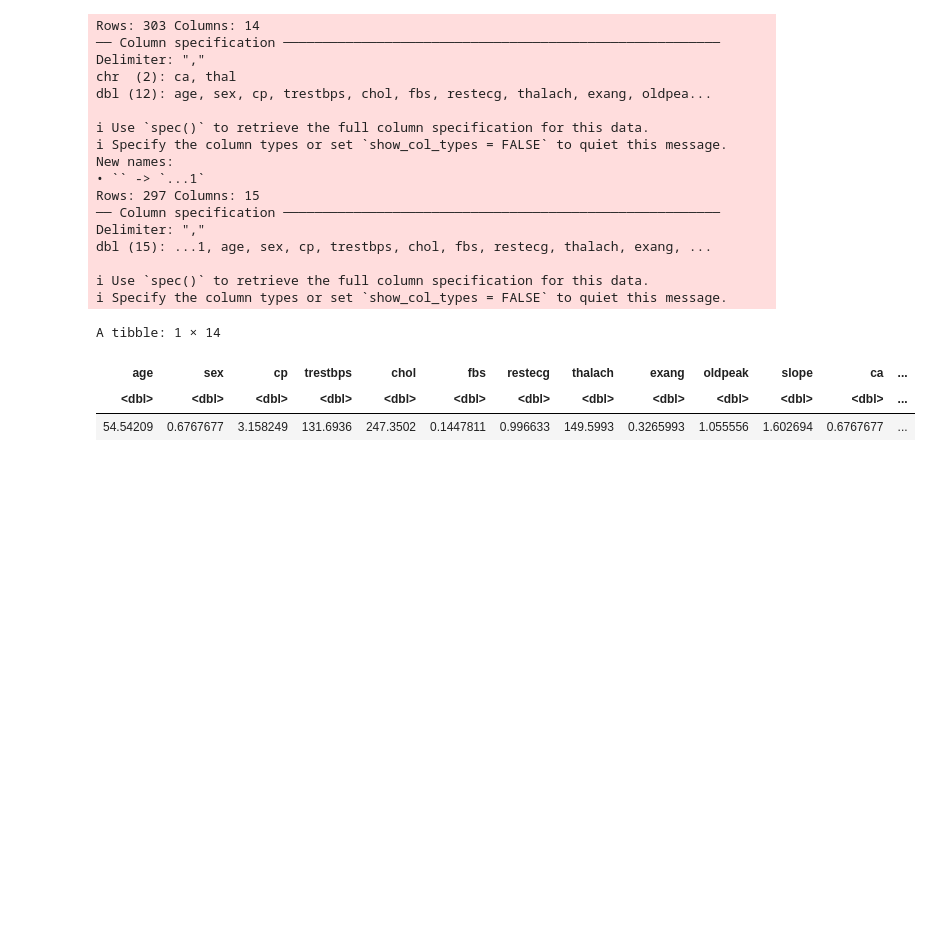
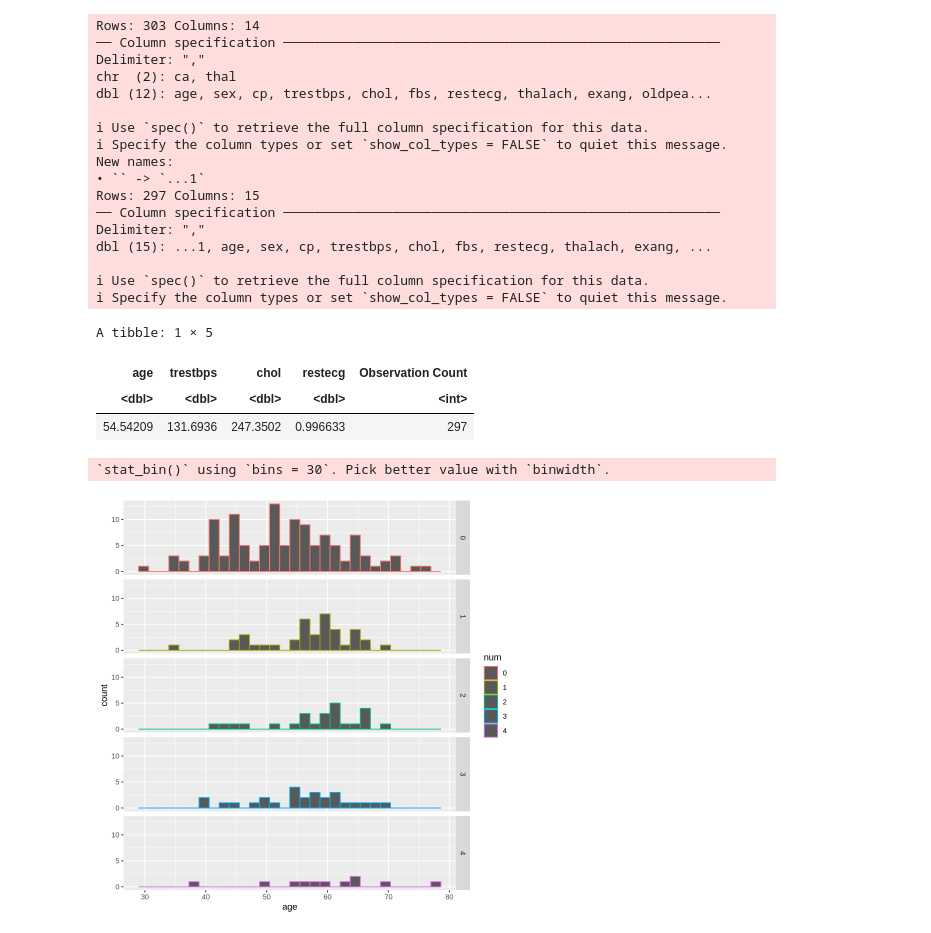
Before and after one commit to 000557A/DSCI-100-Project, a Jupyter notebook: testing.ipynb, the cells around one changed output. Saved outputs shown, nothing was run; the diff lists cells and outputs as text; code cells hidden in the pictures; blank space fills up the shorter version.

Commit message:
edited dataset, added graphs, further revision tomorrow

```diff
--- a/testing.ipynb
+++ b/testing.ipynb
@@ -14,6 +14,9 @@ library(workflows)
 library(recipes)
 library(parsnip)
 library(DBI)
+library(tidyverse)
+library(tidymodels)
+library(gridExtra)
 
 #Accessing the file from the webw
 download.file("https://raw.githubusercontent.com/000557A/WebDataSet/main/processed.cleveland.data", "Data/processed.cleveland.data")
@@ -21,39 +24,64 @@ download.file("https://raw.githubusercontent.com/000557A/WebDataSet/main/process
 #Reading the data, and excluding lines with "?"
 heart_data <- read_delim("Data/processed.cleveland.data", delim = ",",
           col_names = c("age", "sex", "cp", "trestbps", "chol", "fbs", "restecg", "thalach", "exang", "oldpeak" , "slope", "ca", "thal", "num")
-                        )|> filter(ca != '?' , thal != "?")
+                        )|> filter(ca != '?' , thal != "?") |>
+mutate("sex" = as.factor(sex),
+       "cp" = as.factor(cp),
+       "fbs" = as.factor(fbs),
+       "restecg" = as.factor(restecg),
+       "exang" = as.factor(exang),
+      "num" = as.factor(num))
 
 #Write the processed data frame in a csv
 write.csv(heart_data, "Data/data.csv")
 
 # Read the csv, excluding the first "number" row
 bob <- read_csv("Data/data.csv")|>
         select(age:num)
 
 #Calculating the average value from our dataset
-heart_data_mean <- map_df(bob, mean)
+heart_data_mean <-bob |>
+map_df(mean)|>
+mutate("Observation Count" = nrow(bob)) |>
+select(age,trestbps,chol,restecg,"Observation Count")
 
 #The actual table
 heart_data_mean
+
+#splits
+heart_split <- initial_split(heart_data, prop = 0.75, strata = num)
+heart_train <- training(heart_split)
+heart_test <- testing(heart_split)
+
+age_plot <- ggplot(heart_train, aes(x= age, color = num)) +
+geom_histogram(position = "identity")+
+facet_grid(rows = vars(num))
+
+age_plot
+chol_plot <- ggplot(heart_train, aes(x= chol, color = num)) +
+geom_histogram(position = "identity", bins=35)+
+facet_grid(rows = vars(num))
 # %% [output]
 Rows: 303 Columns: 14
 ── Column specification ────────────────────────────────────────────────────────
 Delimiter: ","
 chr  (2): ca, thal
 dbl (12): age, sex, cp, trestbps, chol, fbs, restecg, thalach, exang, oldpea...
 
 ℹ Use `spec()` to retrieve the full column specification for this data.
 ℹ Specify the column types or set `show_col_types = FALSE` to quiet this message.
 New names:
 • `` -> `...1`
 Rows: 297 Columns: 15
 ── Column specification ────────────────────────────────────────────────────────
 Delimiter: ","
 dbl (15): ...1, age, sex, cp, trestbps, chol, fbs, restecg, thalach, exang, ...
 
 ℹ Use `spec()` to retrieve the full column specification for this data.
 ℹ Specify the column types or set `show_col_types = FALSE` to quiet this message.
-A tibble: 1 × 14
+A tibble: 1 × 5
-| age | sex | cp | trestbps | chol | fbs | restecg | thalach | exang | oldpeak | slope | ca | ... |
-| <dbl> | <dbl> | <dbl> | <dbl> | <dbl> | <dbl> | <dbl> | <dbl> | <dbl> | <dbl> | <dbl> | <dbl> | ... |
-| 54.54209 | 0.6767677 | 3.158249 | 131.6936 | 247.3502 | 0.1447811 | 0.996633 | 149.5993 | 0.3265993 | 1.055556 | 1.602694 | 0.6767677 | ... |
+| age | trestbps | chol | restecg | Observation Count |
+| <dbl> | <dbl> | <dbl> | <dbl> | <int> |
+| 54.54209 | 131.6936 | 247.3502 | 0.996633 | 297 |
+`stat_bin()` using `bins = 30`. Pick better value with `binwidth`.
+[figure, added]
```
Also changed, not shown: 1 other file.
